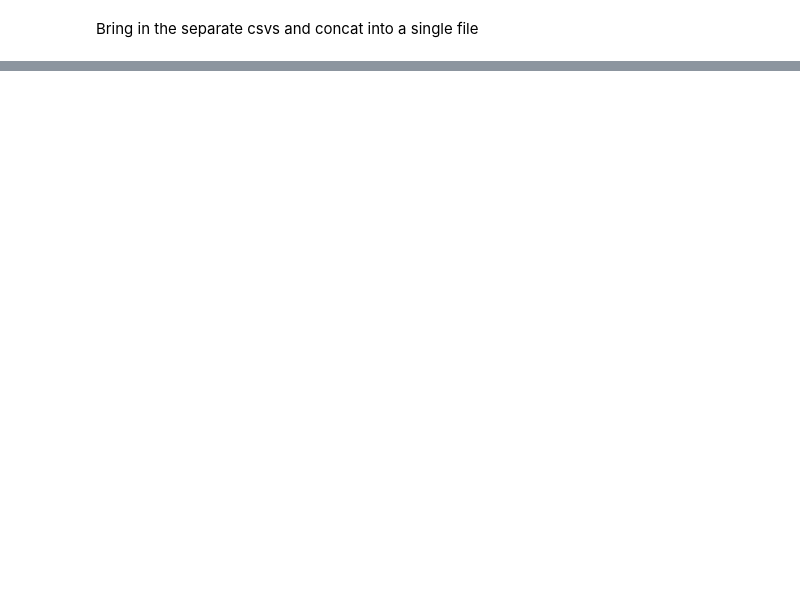
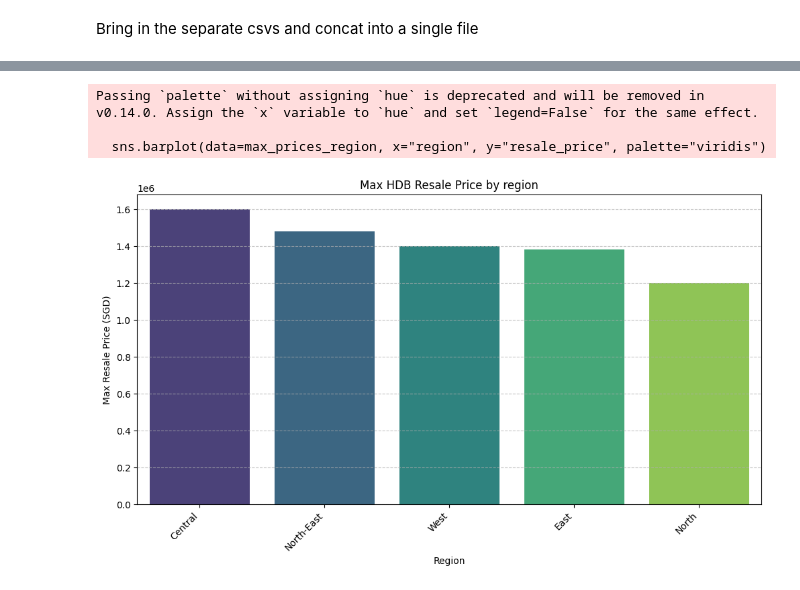
Before and after one commit to BlueSpirit1993/hdb_resale_chat_bot, a Jupyter notebook: notebooks/Hui_Ling/hui_ling_eda.ipynb, the cells around one changed output, grey strips where cells are left out. Drawn from its saved outputs; the diff is of its cells as text; code cells hidden in the pictures; blank space fills up the shorter version.

```diff
--- a/notebooks/Hui_Ling/hui_ling_eda.ipynb
+++ b/notebooks/Hui_Ling/hui_ling_eda.ipynb
@@ -36,0 +104,4 @@ Differences between df1 and df5: {'remaining_lease'}
+# %%
+df["day"] = df["month"].str[-2:]
+df["month"] = df["month"].str[5:7]
+df
@@ -36,0 +135,3 @@ Differences between df1 and df5: {'remaining_lease'}
+# %%
+df = df.replace('MULTI GENERATION', 'MULTI-GENERATION')
+df['flat_type'].value_counts()
@@ -36,0 +168,3 @@ Differences between df1 and df5: {'remaining_lease'}
+# %%
+df['flat_model'] = df['flat_model'].str.upper()
+df['flat_model'].value_counts()
@@ -36,0 +189,3 @@ Differences between df1 and df5: {'remaining_lease'}
+# %%
+df['flat_model'] = df['flat_model'].replace('MULTI GENERATION', 'MULTI-GENERATION')
+df['flat_model'].value_counts()
@@ -36,0 +305,21 @@ Differences between df1 and df5: {'remaining_lease'}
+# %%
+max_prices_region = df.groupby("region")["resale_price"].max().reset_index()
+
+max_prices_region = max_prices_region.sort_values(by="resale_price", ascending=False)
+
+# Create a bar plot
+plt.figure(figsize=(12, 6))
+sns.barplot(data=max_prices_region, x="region", y="resale_price", palette="viridis")
+
+# Improve readability
+plt.xticks(rotation=45, ha="right")
+plt.title("Max HDB Resale Price by region")
+plt.xlabel("Region")
+plt.ylabel("Max Resale Price (SGD)")
+plt.grid(axis="y", linestyle="--", alpha=0.7)
+plt.show()
+# %% [output]
+Passing `palette` without assigning `hue` is deprecated and will be removed in v0.14.0. Assign the `x` variable to `hue` and set `legend=False` for the same effect.
+
+  sns.barplot(data=max_prices_region, x="region", y="resale_price", palette="viridis")
+[figure, added]
```
Also changed, not shown: parts of 25 cells of this notebook.
